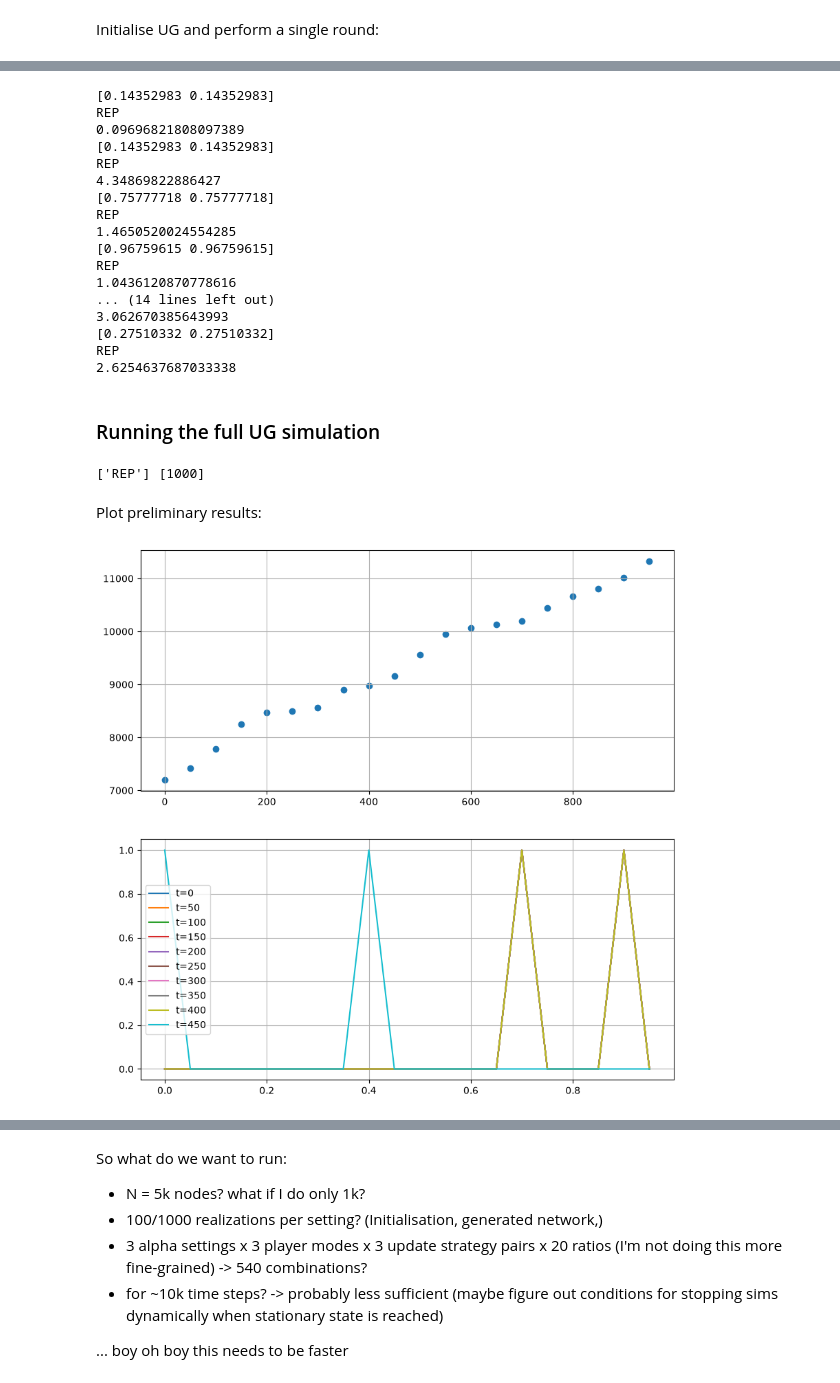
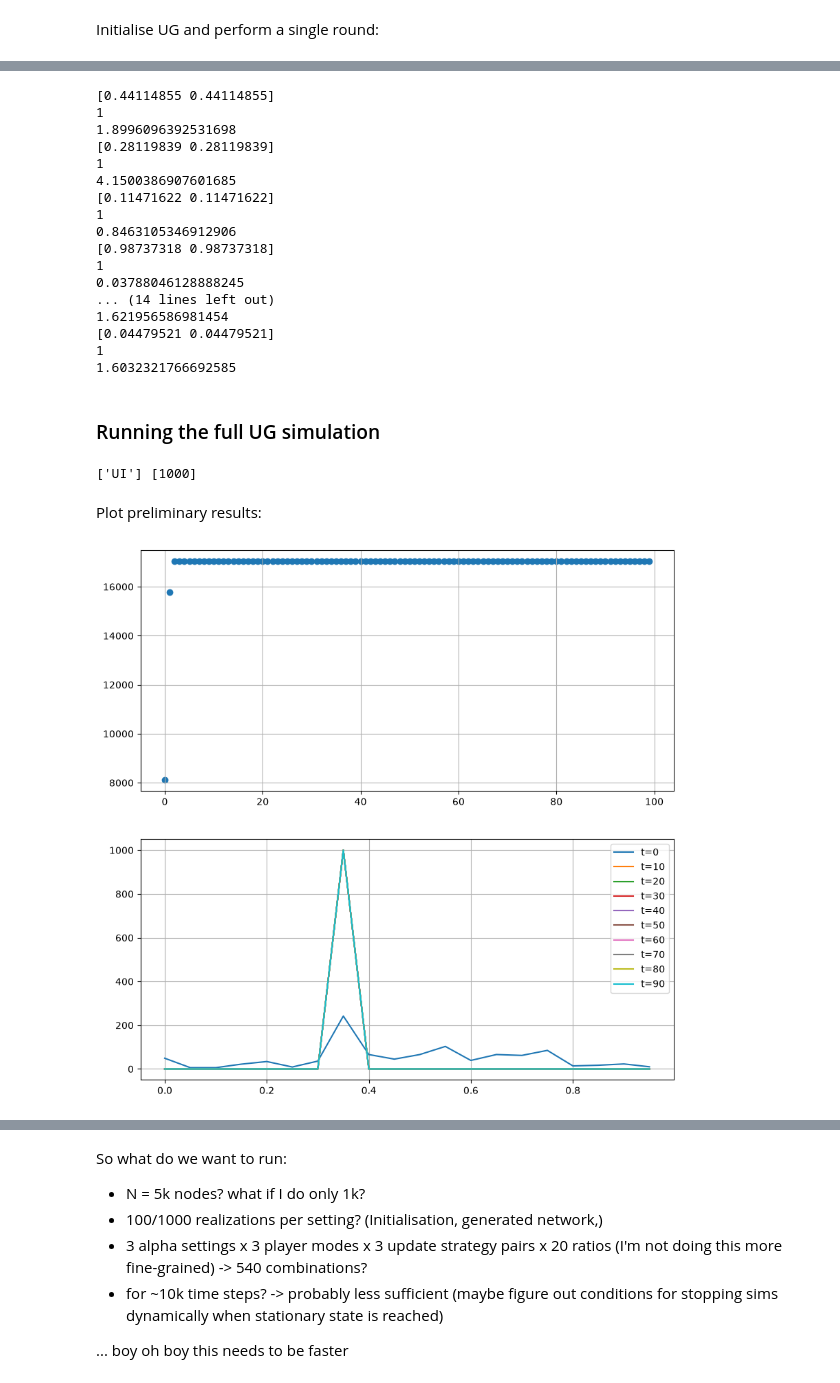
Before and after one commit to lm-schulze/PoCN_project, a Jupyter notebook: code/project_34/GT_playground.ipynb, the cells around one changed output, grey strips where cells are left out. Saved outputs shown, nothing was run; the diff lists cells and outputs as text; code cells hidden in the pictures.

```diff
--- a/code/project_34/GT_playground.ipynb
+++ b/code/project_34/GT_playground.ipynb
@@ -221,10 +275,10 @@ def run_UG_step(G: nx.Graph, src, trg, neighbor_dict, degrees, strategies_curr,
     return payoffs, strategies_new, update_rules_new
 # %%
 G = generate_mixed_network(N=10, m0_frac=0.2)
-payoffs, strategies, update_rules = init_UG(G, update_rules=["REP"], update_ratios=[1])
+payoffs, strategies, updates = init_UG(G, update_rules=["REP"], update_ratios=[1])
 for i in range(len(payoffs)):
     print(strategies[i])
-    print(update_rules[i])
+    print(updates[i])
     print(payoffs[i])
 # %% [output]
 ['REP'] [10]
@@ -245,35 +299,38 @@ REP
 REP
 0.0
 # %%
-degrees = [d for n, d in G.degree()]
 edge_arr = np.array(G.edges())
 src, trg = edge_arr[:, 0], edge_arr[:, 1]
-neighbor_dict = {n: list(G.neighbors(n)) for n in G.nodes()}
+neighbor_matr = nx.to_scipy_sparse_array(G, format='csr')
+row_ptr = neighbor_matr.indptr
+col_indices = neighbor_matr.indices
+degrees = np.diff(row_ptr)
+updates = np.array([RULE_TO_INT[u] for u in updates], dtype=int) # use integers instead
 
-payoffs, strategies, update_rules = run_UG_step(G, src, trg, neighbor_dict, degrees, strategies, update_rules)
+payoffs, strategies, updates = run_UG_step(src, trg, row_ptr, col_indices, degrees, strategies, updates)
 
 for i in range(len(payoffs)):
     print(strategies[i])
-    print(update_rules[i])
+    print(updates[i])
     print(payoffs[i])
 # %% [output]
-[0.14352983 0.14352983]
-REP
-0.09696821808097389
-[0.14352983 0.14352983]
-REP
-4.34869822886427
-[0.75777718 0.75777718]
-REP
-1.4650520024554285
-[0.96759615 0.96759615]
-REP
-1.0436120870778616
+[0.44114855 0.44114855]
+1
+1.8996096392531698
+[0.28119839 0.28119839]
+1
+4.1500386907601685
+[0.11471622 0.11471622]
+1
+0.8463105346912906
+[0.98737318 0.98737318]
+1
+0.03788046128888245
 ... (14 lines left out)
-3.062670385643993
-[0.27510332 0.27510332]
-REP
-2.6254637687033338
+1.621956586981454
+[0.04479521 0.04479521]
+1
+1.6032321766692585
 # %% [markdown]
 ### Running the full UG simulation
 # %%
@@ -286,47 +343,51 @@ def run_UG_simulation(G:nx.Graph,
                       ):
     # initialize UG
     payoffs, strategies, updates = init_UG(G, update_rules, update_ratios, mode=mode)
-
+    updates = np.array([RULE_TO_INT[u] for u in updates], dtype=int) # use integers instead
+    # TODO: INITIALISE UPDATES AS INTEGERS INSTEAD OF STRINGS
     # extract graph structure that can be reused
-    degrees = [d for n, d in G.degree()]
     edge_arr = np.array(G.edges())
     src, trg = edge_arr[:, 0], edge_arr[:, 1]
-    neighbor_dict = {n: list(G.neighbors(n)) for n in G.nodes()}
+    neighbor_matr = nx.to_scipy_sparse_array(G, format='csr')
+    row_ptr = neighbor_matr.indptr
+    col_indices = neighbor_matr.indices
+    degrees = np.diff(row_ptr)
+
 
     results = []
     for t in tqdm(range(num_rounds), desc="round"):
+        # run UG
+        payoffs, strategies, updates = run_UG_step(src, trg, row_ptr, col_indices, degrees, strategies, updates)
         # extract result data every couple of rounds to see evolution
         if t%snapshot_frequency == 0:
-            payoffs, strategies, updates = run_UG_step(G, src, trg, neighbor_dict, degrees, strategies, updates)
-            results.append([t, payoffs, strategies, updates])
-        else: # skip the result extraction in all other rounds
-            _, _, _ = run_UG_step(G, src, trg, neighbor_dict, degrees, strategies, updates)
+            updates_str = [INT_TO_RULE[u] for u in updates] # use integers instead
+            results.append([t, payoffs.copy(), strategies.copy(), updates_str])
 
     return results
 # %%
 G = generate_mixed_network(N=1000)
 # %%
-results = run_UG_simulation(G, update_rules=["REP"], update_ratios=[1], num_rounds=1000, snapshot_frequency=50)
+results = run_UG_simulation(G, update_rules=["UI"], update_ratios=[1], num_rounds=100, snapshot_frequency=1)
 # takes ~ 1.5h rn, 3.58 rounds/s with 5k nodes, MOR vs REP 1:1
 # %% [output]
-['REP'] [1000]
+['UI'] [1000]
 # %% [markdown]
 Plot preliminary results:
 # %%
 t = np.array([r[0] for r in results])
 total_payoff = np.array([sum(r[1]) for r in results])
-offers = np.array([r[2][0] for r in results])
+offers = np.array([r[2][:,0] for r in results])
 
 fig, ax = plt.subplots(nrows=2, figsize=(10, 10))
 ax[0].scatter(t, total_payoff)
-for i, ps in enumerate(offers[::2]):
-    counts, edges = np.histogram(ps, bins=20, range=(0.0, 1.0))
+for i in range(0, len(offers), 10):
+    counts, edges = np.histogram(offers[i], bins=20, range=(0.0, 1.0))
     ax[1].plot(edges[:-1], counts, label=f"t={t[i]}")
 
 ax[0].grid()
 ax[1].grid()
 ax[1].legend()
 
 plt.show()
 # %% [output]
-[figure, old version]
+[figure, new version]
```
Also changed, not shown: parts of 9 cells of this notebook.
